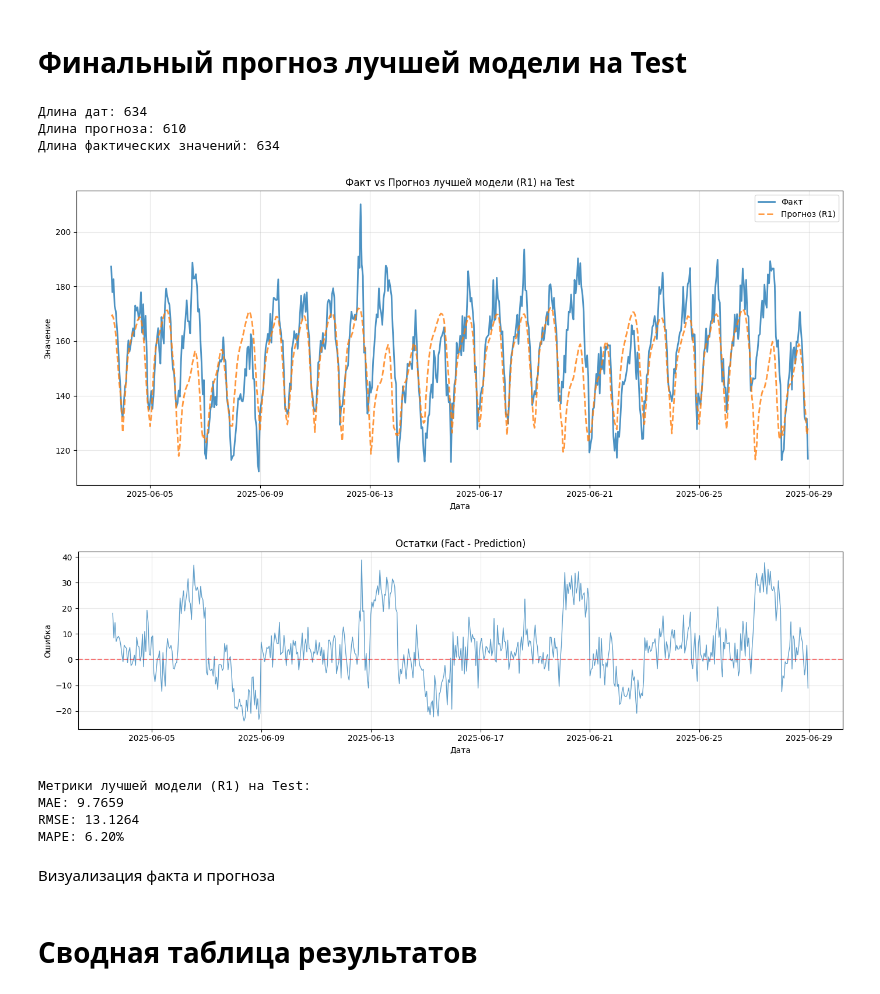
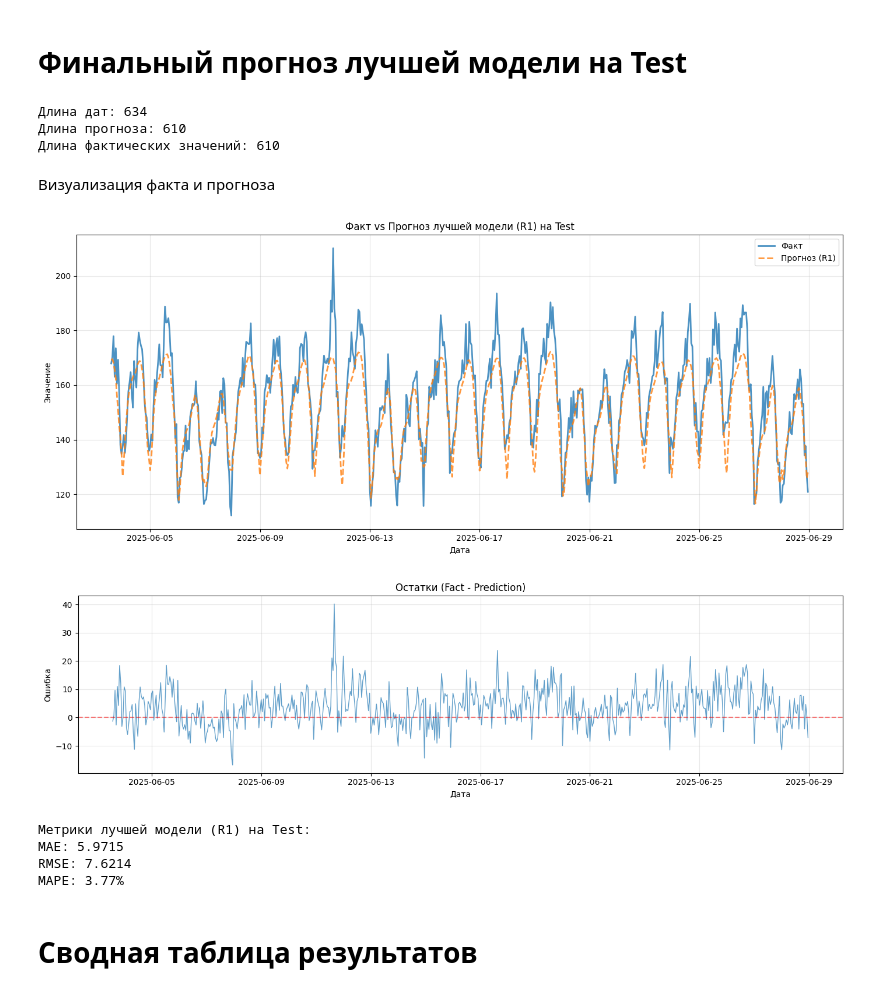
Before and after one commit to nik1t00s/Intelligent-Systems-MIREA, a Jupyter notebook: homeworks/HW12/HW12.ipynb, the cells around one changed output. Cells and saved outputs as stored; diff of their text form; code cells hidden in the pictures.

```diff
--- a/homeworks/HW12/HW12.ipynb
+++ b/homeworks/HW12/HW12.ipynb
@@ -702,22 +735,20 @@ model, history = train_model(
     patience=10
 )
 
-# Оценка на валидации
+# Оценка ТОЛЬКО на валидации для выбора лучшей модели
 val_loss, val_preds_r1, val_targets_r1 = evaluate(
     model, val_loader, criterion, device, scaler=target_scaler
 )
 val_mae_r1, val_rmse_r1, val_mape_r1 = calculate_metrics(val_targets_r1, val_preds_r1)
 
-# Оценка на тесте
-test_loss, test_preds_r1, test_targets_r1 = evaluate(
-    model, test_loader, criterion, device, scaler=target_scaler
-)
-test_mae_r1, test_rmse_r1, test_mape_r1 = calculate_metrics(test_targets_r1, test_preds_r1)
+# Test метрики НЕ считаем здесь - сначала нужно выбрать лучшую модель по validation!
+test_mae_r1, test_rmse_r1, test_mape_r1 = None, None, None
+test_preds_r1, test_targets_r1 = None, None  # Будут заполнены только если R1 лучшая
 
 print(f"\nValidation - MAE: {val_mae_r1:.4f}, RMSE: {val_rmse_r1:.4f}, MAPE: {val_mape_r1:.2f}%")
-print(f"Test - MAE: {test_mae_r1:.4f}, RMSE: {test_rmse_r1:.4f}, MAPE: {test_mape_r1:.2f}%")
+print(f"Test - метрики не считаются до выбора лучшей модели")
 
-# Сохранение результатов R1
+# Сохранение результатов R1 (test поля пустые пока!)
 results_r1 = {
     'experiment_id': 'R1',
     'task': 'forecasting',
@@ -735,10 +766,10 @@ results_r1 = {
     'best_val_mae': val_mae_r1,
     'best_val_rmse': val_rmse_r1,
     'best_val_mape': val_mape_r1,
-    'test_mae': test_mae_r1,
-    'test_rmse': test_rmse_r1,
-    'test_mape': test_mape_r1,
-    'notes': f'Early stopping patience=10'
+    'test_mae': None,      # ПУСТО - заполнится только если R1 лучшая
+    'test_rmse': None,     # ПУСТО
+    'test_mape': None,     # ПУСТО
+    'notes': f'Early stopping patience=10, test метрики не рассчитываются до выбора модели'
 }
 
 # Сохранение лучшей модели GRU
@@ -856,19 +962,7 @@ print(f"\nЛучший подход по Validation MAE: {best_experiment}")
 # %% [markdown]
 # Финальный прогноз лучшей модели на Test
 # %%
-# Выбор лучшей модели и её прогноза
-if best_experiment == 'B1':
-    best_test_preds = test_preds_b1
-elif best_experiment == 'B2':
-    best_test_preds = test_preds_b2
-elif best_experiment == 'B3':
-    best_test_preds = test_preds_b3
-else:  # R1
-    best_test_preds = test_preds_r1
-
-# Целевые значения из test_features
-best_test_targets = test_features[target_col].values
-
+# Выбор лучшей модели и её прогноза (уже сделано в ячейке 13)
 test_dates = test_features['date'].values
 
 # Проверка длин
@@ -884,47 +978,47 @@ best_test_targets = best_test_targets[:min_len]
 # %% [output]
 Длина дат: 634
 Длина прогноза: 610
-Длина фактических значений: 634
+Длина фактических значений: 610
-[figure, removed]
-[figure, removed]
-Метрики лучшей модели (R1) на Test:
-MAE: 9.7659
-RMSE: 13.1264
-MAPE: 6.20%
 # %% [markdown]
 Визуализация факта и прогноза
 # %%
 plt.figure(figsize=(14, 6))
 plt.plot(test_dates, best_test_targets, label='Факт', linewidth=2, alpha=0.8)
 plt.plot(test_dates, best_test_preds, label=f'Прогноз ({best_experiment})',
          linewidth=2, alpha=0.8, linestyle='--')
 plt.title(f'Факт vs Прогноз лучшей модели ({best_experiment}) на Test')
 plt.xlabel('Дата')
 plt.ylabel('Значение')
 plt.legend()
 plt.grid(True, alpha=0.3)
 plt.tight_layout()
 plt.savefig('artifacts/figures/best_forecast_test.png', dpi=150)
 plt.show()
 
 # Остатки
 residuals = best_test_targets - best_test_preds
 plt.figure(figsize=(14, 4))
 plt.plot(test_dates, residuals, linewidth=1, alpha=0.7)
 plt.axhline(y=0, color='red', linestyle='--', alpha=0.5)
 plt.title('Остатки (Fact - Prediction)')
 plt.xlabel('Дата')
 plt.ylabel('Ошибка')
 plt.grid(True, alpha=0.3)
 plt.tight_layout()
 plt.savefig('artifacts/figures/residuals_best.png', dpi=150)
 plt.show()
 
 print(f"\nМетрики лучшей модели ({best_experiment}) на Test:")
-best_mae, best_rmse, best_mape = calculate_metrics(best_test_targets, best_test_preds)
-print(f"MAE: {best_mae:.4f}")
-print(f"RMSE: {best_rmse:.4f}")
-print(f"MAPE: {best_mape:.2f}%")
+print(f"MAE: {test_mae_best:.4f}")
+print(f"RMSE: {test_rmse_best:.4f}")
+print(f"MAPE: {test_mape_best:.2f}%")
+# %% [output]
+[figure, added]
+[figure, added]
+Метрики лучшей модели (R1) на Test:
+MAE: 5.9715
+RMSE: 7.6214
+MAPE: 3.77%
 # %% [markdown]
 # Сводная таблица результатов
 # %%
```
Also changed, not shown: parts of 14 cells of this notebook, 13 other files.
